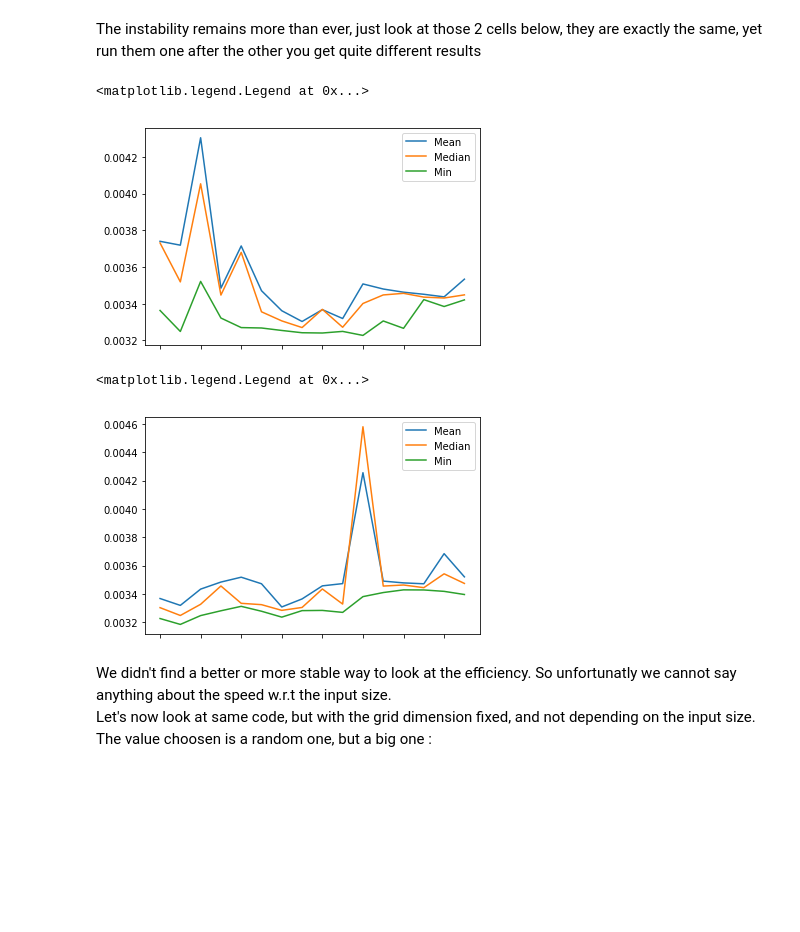
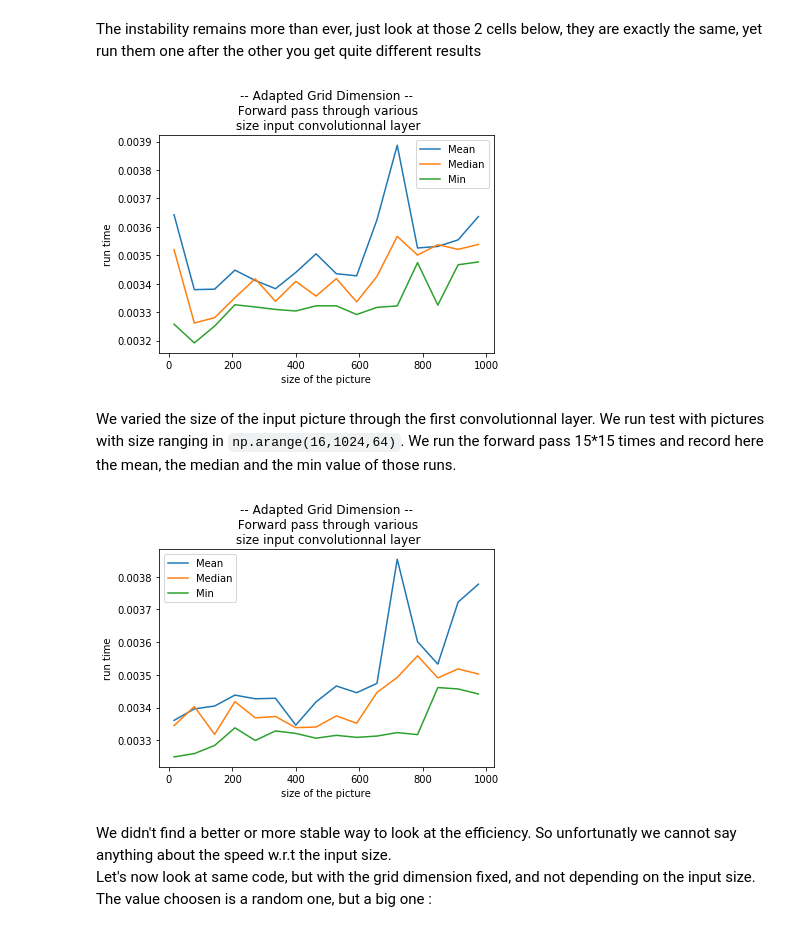
Before and after one commit to Pierrolo/ELDTM_ENSAE2018, a Jupyter notebook: Rendu_ELTDM.ipynb, the cells around one changed output. Saved outputs shown, nothing was run; the diff lists cells and outputs as text; code cells hidden in the pictures; blank space fills up the shorter version.

````diff
--- a/Rendu_ELTDM.ipynb
+++ b/Rendu_ELTDM.ipynb
@@ -414,18 +464,24 @@ The instability remains more than ever, just look at those 2 cells below, they a
 # %%
 df_1_a = pd.DataFrame()
 for i in tqdm(np.arange(16,1024,64)):
     df_1_a[str(i)] = timeit.repeat("test_conv(d_image, d_filt, d_b, d_out, blockspergrid)",
                                          number = 15,
                                          setup = def_context(pic_dim = [3,i]),
                                          repeat = 15)[1:]     ### we remove the first run, since it's always way longer than the other runs
                                                               ### because of the JIT and kernel loading overhead the first time you run it
-df_1_a.mean().plot()
-df_1_a.median().plot()
-df_1_a.min().plot()
+
+plt.plot([int(k) for k in df_1_a.mean().index], df_1_a.mean().values)
+plt.plot([int(k) for k in df_1_a.median().index], df_1_a.median().values)
+plt.plot([int(k) for k in df_1_a.min().index], df_1_a.min().values)
 plt.legend(["Mean", "Median", "Min"])
+plt.xlabel("size of the picture")
+plt.ylabel("run time")
+plt.title("-- Adapted Grid Dimension --\n Forward pass through various\n size input convolutionnal layer")
+plt.show()
 # %% [output]
-<matplotlib.legend.Legend at 0x...>
-[figure, old version]
+[figure, new version]
+# %% [markdown]
+We varied the size of the input picture through the first convolutionnal layer. We run test with pictures with size ranging in ```np.arange(16,1024,64)```. We run the forward pass 15*15 times and record here the mean, the median and the min value of those runs.
 # %%
 df_2_a = pd.DataFrame()
 for i in tqdm(np.arange(16,1024,64)):
@@ -434,13 +490,17 @@ for i in tqdm(np.arange(16,1024,64)):
                                          setup = def_context(pic_dim = [3,i]),
                                          repeat = 15)[1:]     ### we remove the first run, since it's always way longer than the other runs
                                                               ### because of the JIT and kernel loading overhead the first time you run it
-df_2_a.mean().plot()
-df_2_a.median().plot()
-df_2_a.min().plot()
+
+plt.plot([int(k) for k in df_2_a.mean().index], df_2_a.mean().values)
+plt.plot([int(k) for k in df_2_a.median().index], df_2_a.median().values)
+plt.plot([int(k) for k in df_2_a.min().index], df_2_a.min().values)
 plt.legend(["Mean", "Median", "Min"])
+plt.xlabel("size of the picture")
+plt.ylabel("run time")
+plt.title("-- Adapted Grid Dimension --\n Forward pass through various\n size input convolutionnal layer")
+plt.show()
 # %% [output]
-<matplotlib.legend.Legend at 0x...>
-[figure, old version]
+[figure, new version]
 # %% [markdown]
 We didn't find a better or more stable way to look at the efficiency. So unfortunatly we cannot say anything about the speed w.r.t the input size. <br/>
 Let's now look at same code, but with the grid dimension fixed, and not depending on the input size. The value choosen is a random one, but a big one :
````
Also changed, not shown: parts of 28 cells of this notebook.
